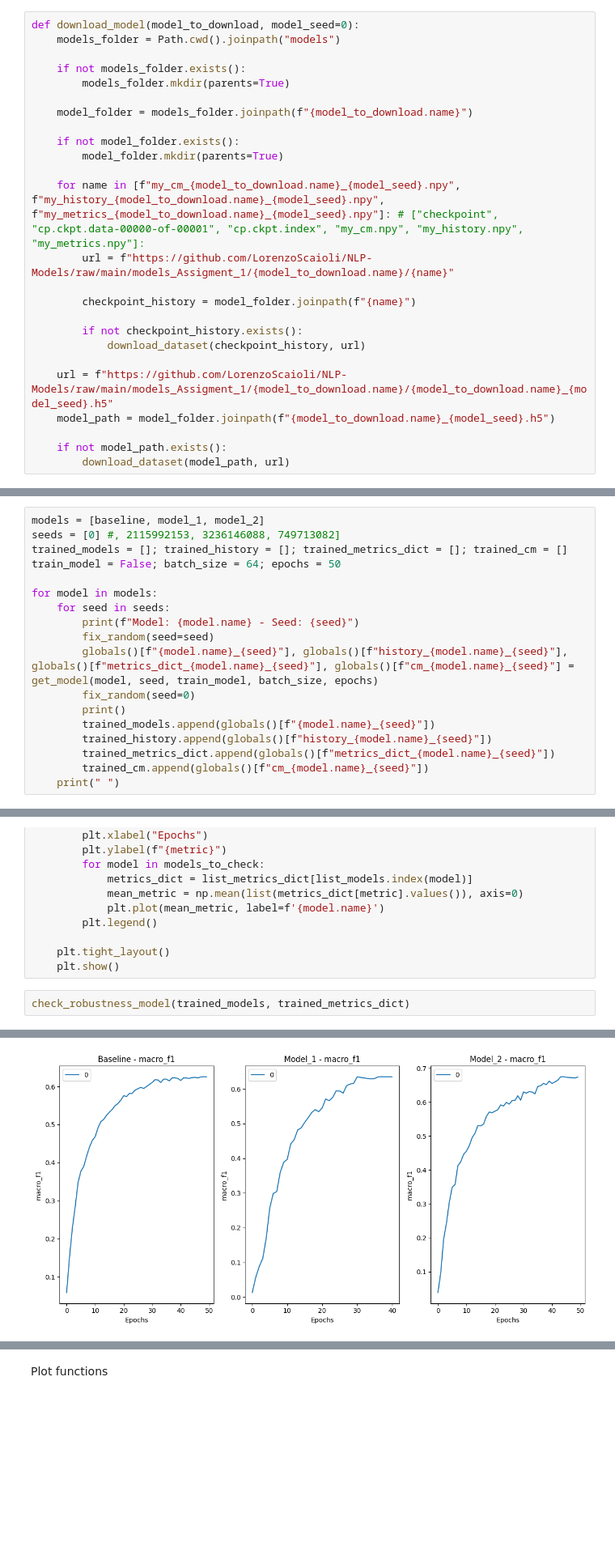
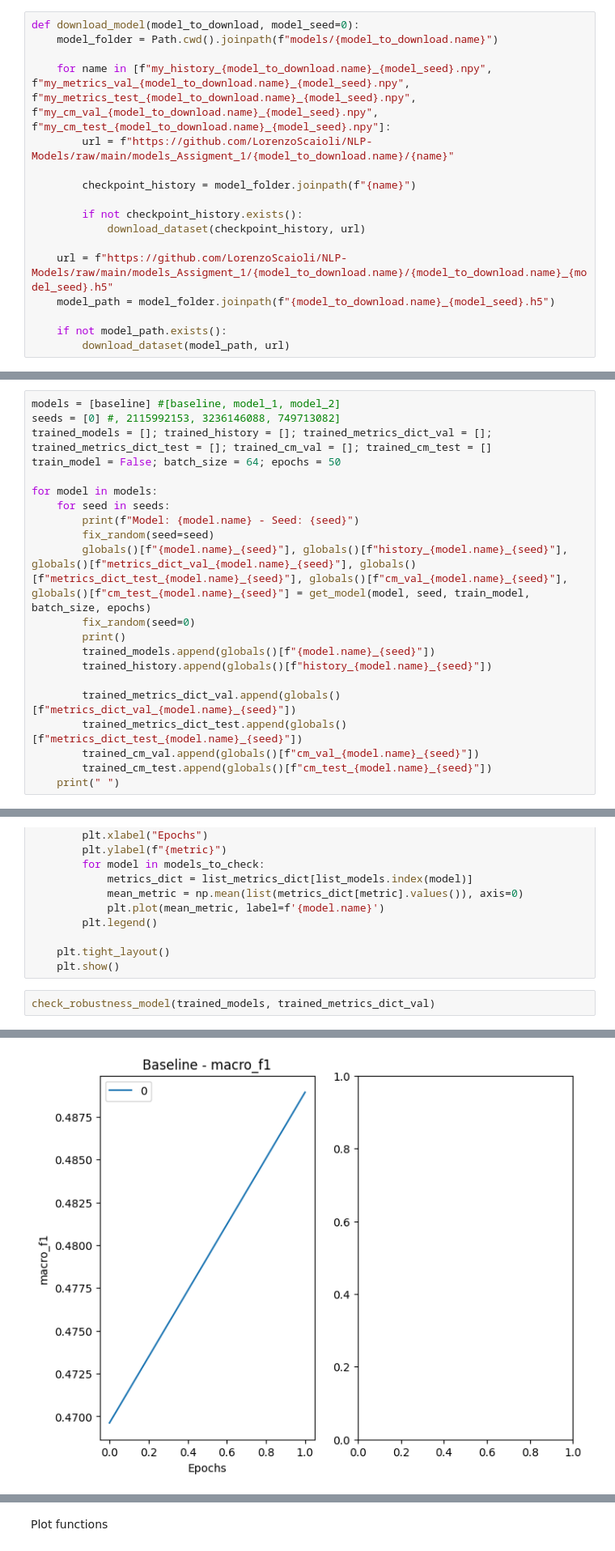
Before and after one commit to LorenzoScaioli/NLP_POS-tagging, a Jupyter notebook: Assignment1.ipynb, the cells around one changed output, grey strips where cells are left out. Shown at 81% size. Saved outputs shown, nothing was run; the diff lists cells and outputs as text; blank space fills up the shorter version.

Commit message:
added test_set analysis during training

```diff
--- a/Assignment1.ipynb
+++ b/Assignment1.ipynb
@@ -613,17 +625,9 @@ You are now tasked to train and evaluate the Baseline, Model 1, and Model 2.
 * Pick the **best** performing model according to the observed validation set performance.
 # %%
 def download_model(model_to_download, model_seed=0):
-    models_folder = Path.cwd().joinpath("models")
+    model_folder = Path.cwd().joinpath(f"models/{model_to_download.name}")
 
-    if not models_folder.exists():
-        models_folder.mkdir(parents=True)
-
-    model_folder = models_folder.joinpath(f"{model_to_download.name}")
-
-    if not model_folder.exists():
-        model_folder.mkdir(parents=True)
-
-    for name in [f"my_cm_{model_to_download.name}_{model_seed}.npy", f"my_history_{model_to_download.name}_{model_seed}.npy", f"my_metrics_{model_to_download.name}_{model_seed}.npy"]: # ["checkpoint", "cp.ckpt.data-00000-of-00001", "cp.ckpt.index", "my_cm.npy", "my_history.npy", "my_metrics.npy"]:
+    for name in [f"my_history_{model_to_download.name}_{model_seed}.npy", f"my_metrics_val_{model_to_download.name}_{model_seed}.npy", f"my_metrics_test_{model_to_download.name}_{model_seed}.npy", f"my_cm_val_{model_to_download.name}_{model_seed}.npy", f"my_cm_test_{model_to_download.name}_{model_seed}.npy"]:
         url = f"https://github.com/LorenzoScaioli/NLP-Models/raw/main/models_Assigment_1/{model_to_download.name}/{name}"
 
         checkpoint_history = model_folder.joinpath(f"{name}")
@@ -682,22 +700,25 @@ def get_model(model, model_seed, train_model, batch_size=None, epochs=None):
 # %% [markdown]
 Comparing the models performance
 # %%
-models = [baseline, model_1, model_2]
+models = [baseline] #[baseline, model_1, model_2]
 seeds = [0] #, 2115992153, 3236146088, 749713082]
-trained_models = []; trained_history = []; trained_metrics_dict = []; trained_cm = []
+trained_models = []; trained_history = []; trained_metrics_dict_val = []; trained_metrics_dict_test = []; trained_cm_val = []; trained_cm_test = []
 train_model = False; batch_size = 64; epochs = 50
 
 for model in models:
     for seed in seeds:
         print(f"Model: {model.name} - Seed: {seed}")
         fix_random(seed=seed)
-        globals()[f"{model.name}_{seed}"], globals()[f"history_{model.name}_{seed}"], globals()[f"metrics_dict_{model.name}_{seed}"], globals()[f"cm_{model.name}_{seed}"] = get_model(model, seed, train_model, batch_size, epochs)
+        globals()[f"{model.name}_{seed}"], globals()[f"history_{model.name}_{seed}"], globals()[f"metrics_dict_val_{model.name}_{seed}"], globals()[f"metrics_dict_test_{model.name}_{seed}"], globals()[f"cm_val_{model.name}_{seed}"], globals()[f"cm_test_{model.name}_{seed}"] = get_model(model, seed, train_model, batch_size, epochs)
         fix_random(seed=0)
         print()
         trained_models.append(globals()[f"{model.name}_{seed}"])
         trained_history.append(globals()[f"history_{model.name}_{seed}"])
-        trained_metrics_dict.append(globals()[f"metrics_dict_{model.name}_{seed}"])
-        trained_cm.append(globals()[f"cm_{model.name}_{seed}"])
+
+        trained_metrics_dict_val.append(globals()[f"metrics_dict_val_{model.name}_{seed}"])
+        trained_metrics_dict_test.append(globals()[f"metrics_dict_test_{model.name}_{seed}"])
+        trained_cm_val.append(globals()[f"cm_val_{model.name}_{seed}"])
+        trained_cm_test.append(globals()[f"cm_test_{model.name}_{seed}"])
     print(" ")
 # %% [output]
 Model: Baseline - Seed: 0
@@ -751,5 +772,5 @@ def check_best_model(list_models, list_metrics_dict, seed=0):
     plt.tight_layout()
     plt.show()
 # %%
-check_robustness_model(trained_models, trained_metrics_dict)
+check_robustness_model(trained_models, trained_metrics_dict_val)
 # %% [output]
@@ -756,2 +778,2 @@ check_robustness_model(trained_models, trained_metrics_dict)
-[figure, old version]
+[figure, new version]
 # %%
```
Also changed, not shown: parts of 12 cells of this notebook, 16 other files.
